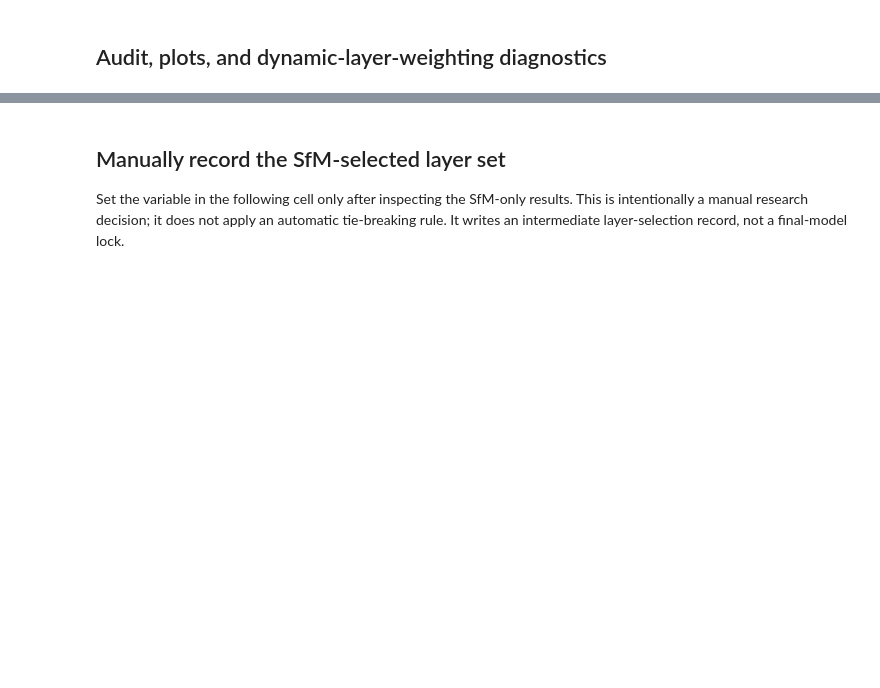
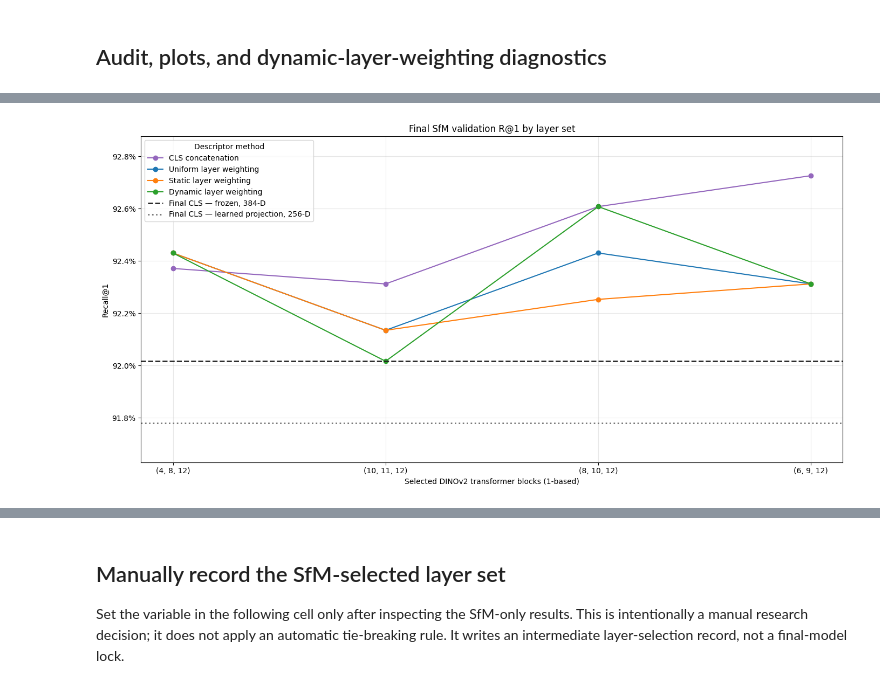
Before and after one commit to armin-faraji/LightweightCBIR, a Jupyter notebook: notebooks/03_layer_set_selection.ipynb, the cells around one changed output, grey strips where cells are left out. Saved outputs shown, nothing was run; the diff lists cells and outputs as text; code cells hidden in the pictures; blank space fills up the shorter version.

Commit message:
Notebook 03 with results

```diff
--- a/notebooks/03_layer_set_selection.ipynb
+++ b/notebooks/03_layer_set_selection.ipynb
@@ -501,0 +625,83 @@ write_experiment_summary()
+# %%
+import matplotlib.pyplot as plt
+from IPython.display import display
+from matplotlib.ticker import PercentFormatter
+
+from cbir.plotting import HorizontalReference, SeriesData, plot_series
+
+
+# Build the same R@1 dictionary that Notebook 03 prints at the end.
+r1_results = {
+    "final_cls_384_frozen": baseline_metrics["recall_at_1"],
+    **{
+        name: result["best_metric"]
+        for name, result in ablation_results.items()
+    },
+}
+
+layer_sets = list(LAYER_SETS_ONE_BASED)
+x_positions = list(range(len(layer_sets)))
+layer_labels = [f"({', '.join(map(str, layers))})" for layers in layer_sets]
+
+methods = [
+    ("cls_concat", "CLS concatenation", "#9467bd"),
+    ("uniform_layer_weighting", "Uniform layer weighting", "#1f77b4"),
+    ("static_layer_weighting", "Static layer weighting", "#ff7f0e"),
+    ("dynamic_layer_weighting", "Dynamic layer weighting", "#2ca02c"),
+]
+
+series = {}
+colors = {}
+
+for prefix, label, color in methods:
+    experiment_names = [
+        f"{prefix}_{'_'.join(map(str, layers))}"
+        for layers in layer_sets
+    ]
+
+    missing = [name for name in experiment_names if name not in r1_results]
+    if missing:
+        raise KeyError(f"Missing R@1 results: {missing}")
+
+    series[label] = SeriesData(
+        x=x_positions,
+        y=[r1_results[name] for name in experiment_names],
+    )
+    colors[label] = color
+
+all_scores = list(r1_results.values())
+
+figure, axis = plot_series(
+    series,
+    title="Final SfM validation R@1 by layer set",
+    xlabel="Selected DINOv2 transformer blocks (1-based)",
+    ylabel="Recall@1",
+    colors=colors,
+    legend_title="Descriptor method",
+    horizontal_references={
+        "Final CLS — frozen, 384-D": HorizontalReference(
+            r1_results["final_cls_384_frozen"],
+            color="#222222",
+            linestyle="--",
+            linewidth=1.8,
+        ),
+        "Final CLS — learned projection, 256-D": HorizontalReference(
+            r1_results["final_cls_projection_256"],
+            color="#777777",
+            linestyle=":",
+            linewidth=2.0,
+        ),
+    },
+    fig_size=(14, 7),
+    save_path=ARTIFACT_RUN.path_for("figures/final_r1_by_layer_set.png"),
+)
+
+axis.set_xticks(x_positions)
+axis.set_xticklabels(layer_labels)
+axis.yaxis.set_major_formatter(PercentFormatter(xmax=1.0, decimals=1))
+axis.set_ylim(min(all_scores) - 0.0015, max(all_scores) + 0.0015)
+
+display(figure)
+plt.close(figure)
+# %% [output]
+[figure, added]
```
Also changed, not shown: parts of 13 cells of this notebook.
